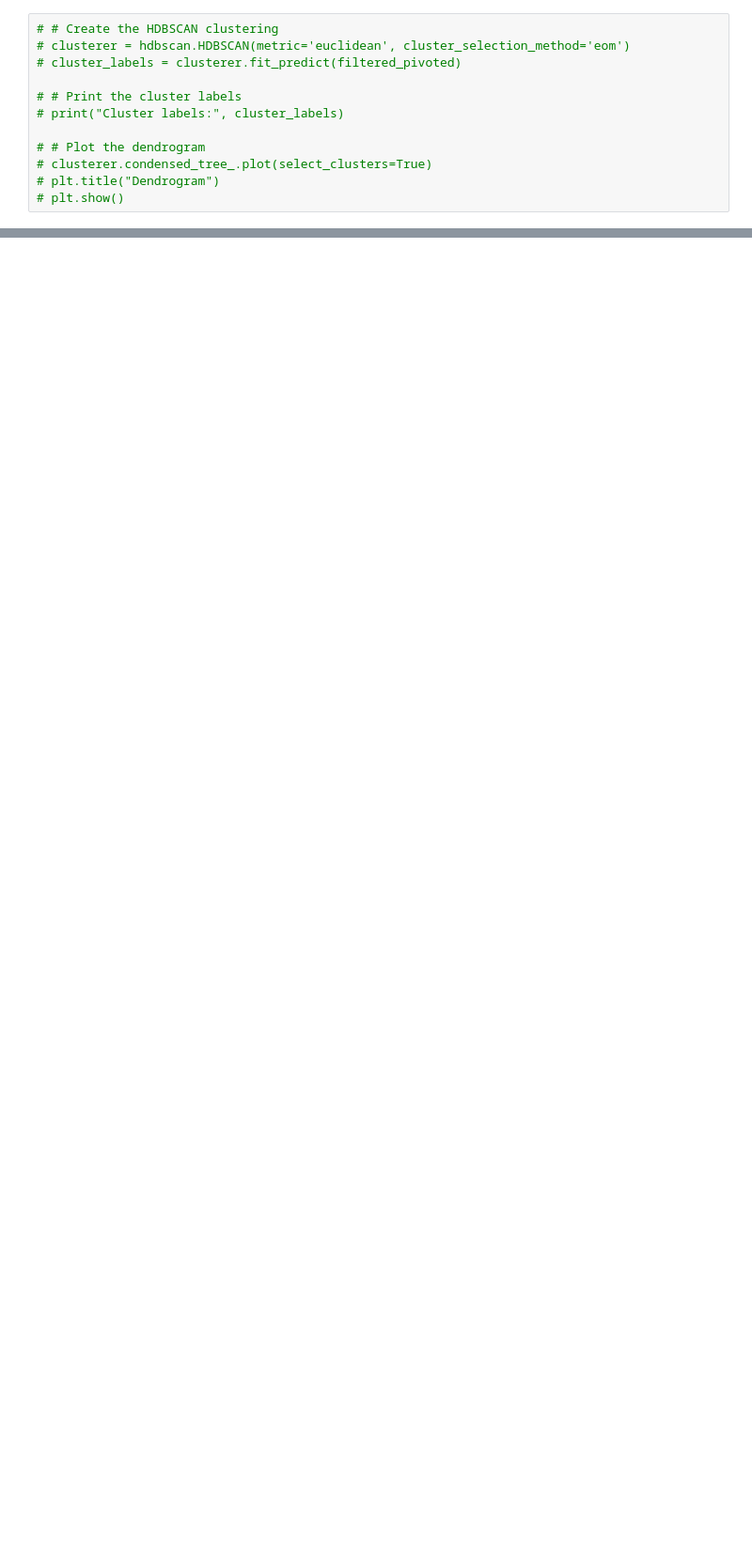
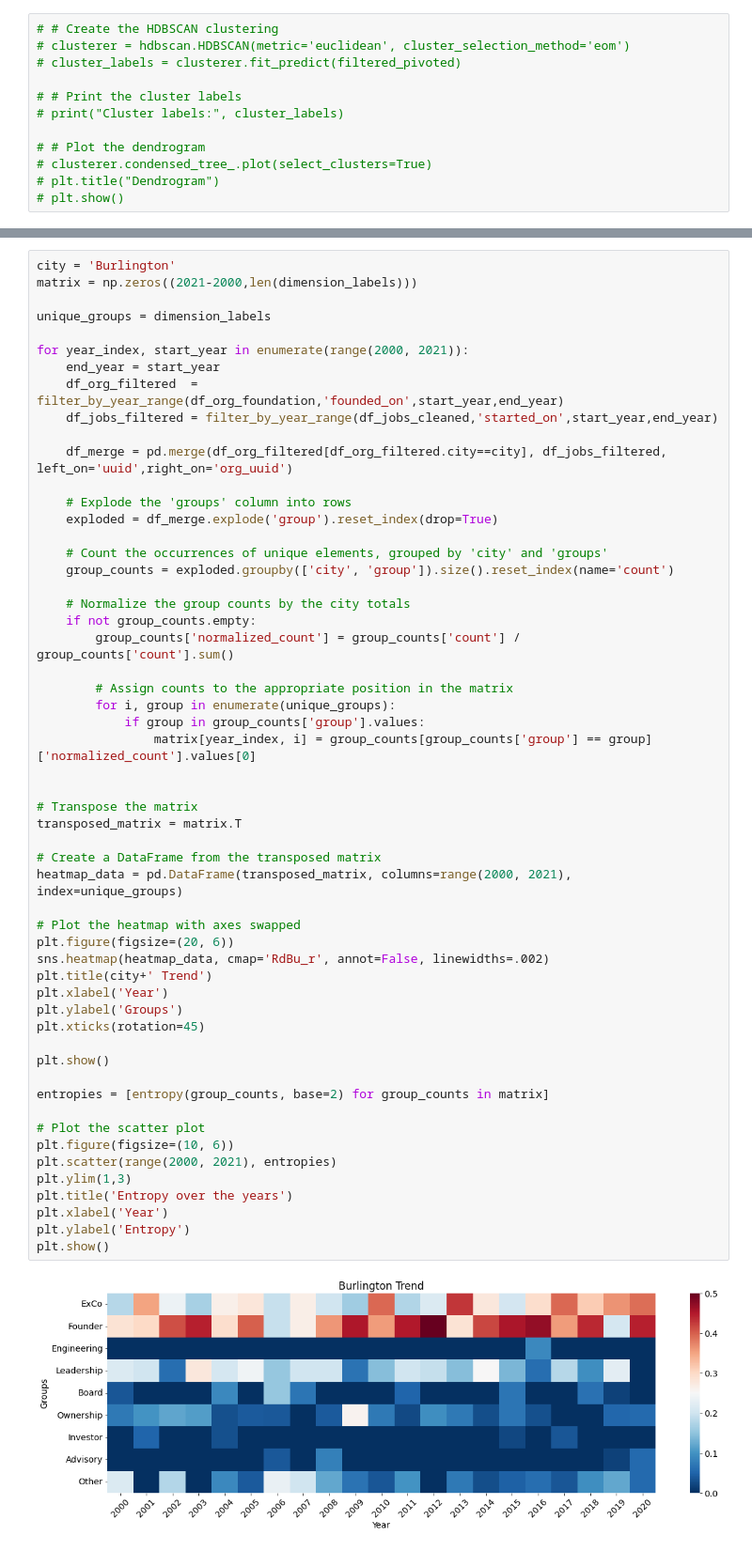
Before and after one commit to DarioZappala/caratterizzazione-sistemi-innovativi, a Jupyter notebook: fingerprint.ipynb, the cells around one changed output, grey strips where cells are left out. Shown at 94% size. Cells and saved outputs as stored; diff of their text form; blank space fills up the shorter version.

```diff
--- a/fingerprint.ipynb
+++ b/fingerprint.ipynb
@@ -538,0 +517,57 @@ show_clusters(filtered_pivoted,
+# %%
+city = 'Burlington'
+matrix = np.zeros((2021-2000,len(dimension_labels)))
+
+unique_groups = dimension_labels
+
+for year_index, start_year in enumerate(range(2000, 2021)):
+    end_year = start_year
+    df_org_filtered  = filter_by_year_range(df_org_foundation,'founded_on',start_year,end_year)
+    df_jobs_filtered = filter_by_year_range(df_jobs_cleaned,'started_on',start_year,end_year)
+
+    df_merge = pd.merge(df_org_filtered[df_org_filtered.city==city], df_jobs_filtered, left_on='uuid',right_on='org_uuid')
+
+    # Explode the 'groups' column into rows
+    exploded = df_merge.explode('group').reset_index(drop=True)
+
+    # Count the occurrences of unique elements, grouped by 'city' and 'groups'
+    group_counts = exploded.groupby(['city', 'group']).size().reset_index(name='count')
+
+    # Normalize the group counts by the city totals
+    if not group_counts.empty:
+        group_counts['normalized_count'] = group_counts['count'] / group_counts['count'].sum()
+
+        # Assign counts to the appropriate position in the matrix
+        for i, group in enumerate(unique_groups):
+            if group in group_counts['group'].values:
+                matrix[year_index, i] = group_counts[group_counts['group'] == group]['normalized_count'].values[0]
+
+
+# Transpose the matrix
+transposed_matrix = matrix.T
+
+# Create a DataFrame from the transposed matrix
+heatmap_data = pd.DataFrame(transposed_matrix, columns=range(2000, 2021), index=unique_groups)
+
+# Plot the heatmap with axes swapped
+plt.figure(figsize=(20, 6))
+sns.heatmap(heatmap_data, cmap='RdBu_r', annot=False, linewidths=.002)
+plt.title(city+' Trend')
+plt.xlabel('Year')
+plt.ylabel('Groups')
+plt.xticks(rotation=45)
+
+plt.show()
+
+entropies = [entropy(group_counts, base=2) for group_counts in matrix]
+
+# Plot the scatter plot
+plt.figure(figsize=(10, 6))
+plt.scatter(range(2000, 2021), entropies)
+plt.ylim(1,3)
+plt.title('Entropy over the years')
+plt.xlabel('Year')
+plt.ylabel('Entropy')
+plt.show()
+# %% [output]
+[figure, added]
```
Also changed, not shown: parts of 49 cells of this notebook, 29 other files.
